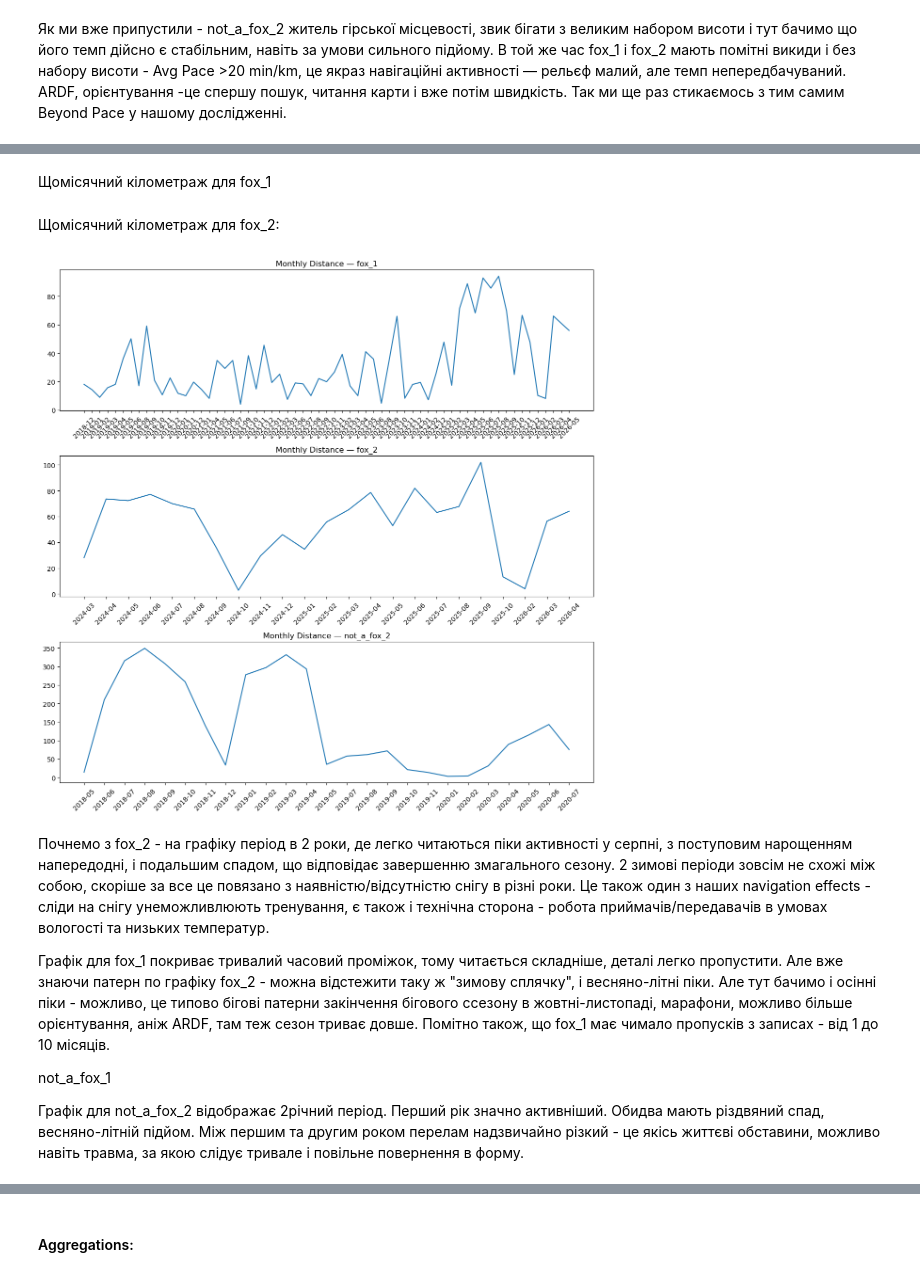
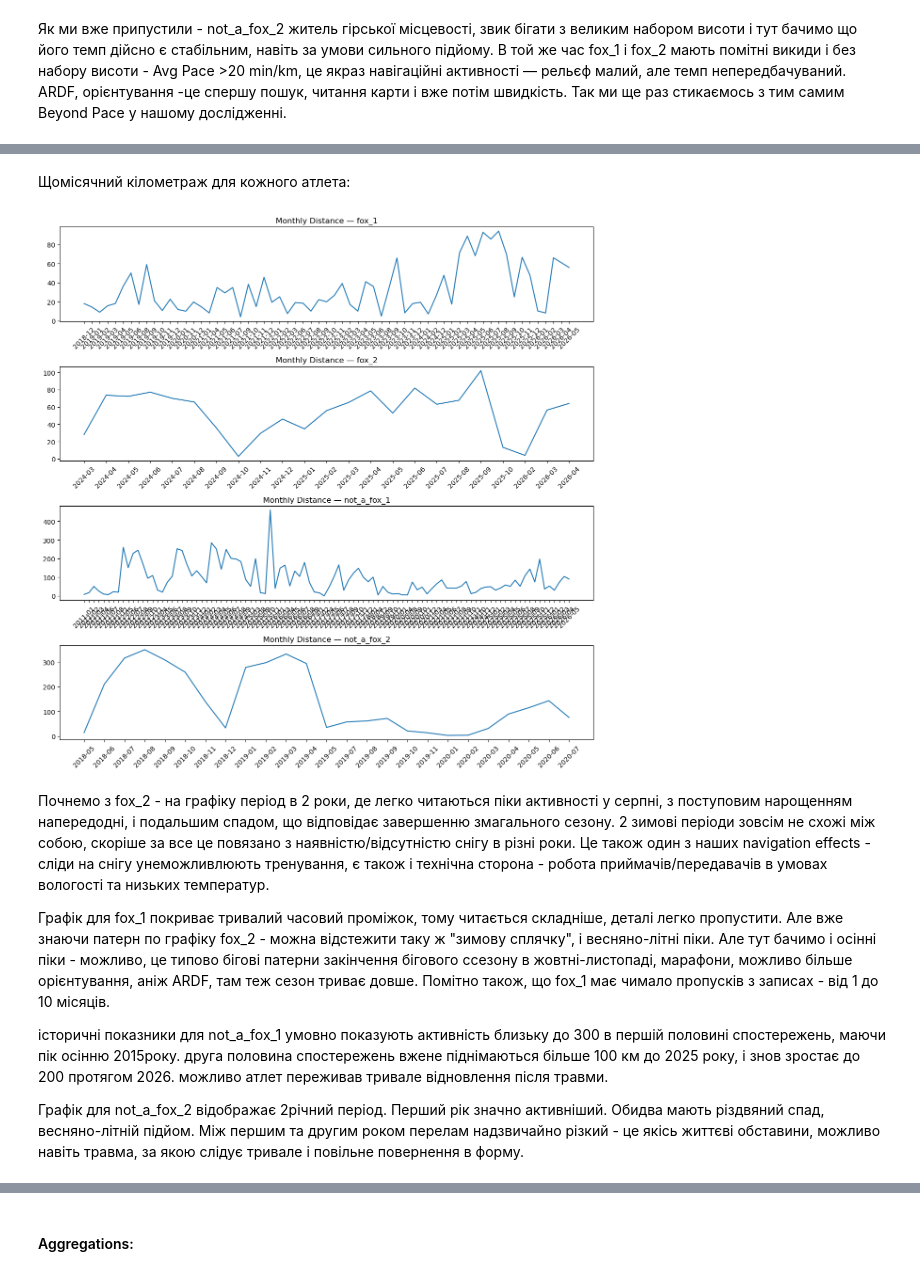
Before and after one commit to OlenaBabko/BeyondPace_DataAnalysis_Project, a Jupyter notebook: notebooks/02_eda.ipynb, the cells around one changed output, grey strips where cells are left out. Drawn from its saved outputs; the diff is of its cells as text; code cells hidden in the pictures.

Commit message:
fresh plots and conclusions

```diff
--- a/notebooks/02_eda.ipynb
+++ b/notebooks/02_eda.ipynb
@@ -60,0 +52,21 @@ ________
+# %%
+fig, axes = plt.subplots(2, 2, figsize=(12, 8))
+athletes = df_combined["Athlete"].unique()
+
+for i in range(4):
+    ax = axes.flat[i]          # axes.flat перетворює сітку 2x2 в плоский список [ax0, ax1, ax2, ax3]
+    athlete = athletes[i]
+
+    data = df_combined[df_combined["Athlete"] == athlete]["Distance"].dropna()
+    ax.hist(data, bins=30, color="steelblue", edgecolor="white")
+    ax.set_title(f"{athlete} - Distance Distribution")
+    ax.set_xlabel("Distance (km)")
+    ax.set_ylabel("Count")
+    ax.axvline(data.median(), color="red", linestyle="--", label=f"Median: {data.median():.1f} km")  # червоний пунктир на медіані
+    ax.legend()
+
+plt.tight_layout()
+plt.suptitle("Distribution of Distance by Athlete", y=1.02, fontsize=14)
+
+plt.savefig("../images/Distribution_of_Distance.png", dpi=300, bbox_inches="tight")
+plt.show()
@@ -271,31 +299,30 @@ plt.show()
-# %% [markdown]
-Щомісячний кілометраж для fox_1
 # %% [markdown]
-Щомісячний кілометраж для fox_2:
+Щомісячний кілометраж для кожного атлета:
 # %%
-fig, axes = plt.subplots(3, 1, figsize=(12, 12))
-athletes = ["fox_1", "fox_2", "not_a_fox_2"]
+fig, axes = plt.subplots(4, 1, figsize=(12, 12))
+athletes = ["fox_1", "fox_2", "not_a_fox_1", "not_a_fox_2"]
 
 
-for i in range(3):
+for i in range(4):
     df_athlete = df_combined[df_combined["Athlete"] == athletes[i]].copy()
     df_athlete["YearMonth"] = df_athlete["Date"].dt.to_period("M").astype(str)
     monthly = df_athlete.groupby("YearMonth")["Distance"].sum().reset_index()
     axes[i].plot(monthly["YearMonth"], monthly["Distance"])
     axes[i].set_title(f"Monthly Distance — {athletes[i]}")
     axes[i].tick_params(axis='x', rotation=45)
 
 plt.tight_layout()
 plt.savefig("../images/MonthlyDistance_byAthlete.png", dpi=300, bbox_inches="tight")
 plt.show()
 # %% [output]
-[figure, old version]
+[figure, new version]
 # %% [markdown]
 Почнемо з fox_2 - на графіку період в 2 роки, де легко читаються піки активності у серпні, з поступовим нарощенням напередодні, і подальшим спадом, що відповідає завершенню змагального сезону. 2 зимові періоди зовсім не схожі між собою, скоріше за все це повязано з наявністю/відсутністю снігу в різні роки. Це також один з наших navigation effects - сліди на снігу унеможливлюють тренування, є також і технічна сторона - робота приймачів/передавачів в умовах вологості та низьких температур.
 
 Графік для fox_1 покриває тривалий часовий проміжок, тому читається складніше, деталі легко пропустити. Але вже знаючи патерн по графіку fox_2 - можна відстежити таку ж "зимову сплячку", і весняно-літні піки. Але тут бачимо і осінні піки - можливо, це типово бігові патерни закінчення бігового ссезону в жовтні-листопаді, марафони, можливо більше орієнтування, аніж ARDF, там теж сезон триває довше. Помітно також, що fox_1 має чимало пропусків з записах - від 1 до 10 місяців.
 
-not_a_fox_1
+історичні показники для not_a_fox_1 умовно показують  активність близьку до 300 в першій половині спостережень, маючи пік осінню 2015року.
+друга половина спостережень вжене піднімаються більше 100 км до 2025 року, і знов зростає до 200 протягом 2026. можливо атлет переживав тривале відновлення після травми.
 
 Графік для not_a_fox_2 відображає 2річний період. Перший рік значно активніший. Обидва мають різдвяний спад, весняно-літній підйом. Між першим та другим роком перелам надзвичайно різкий - це якісь життєві обставини, можливо навіть травма, за якою слідує тривале і повільне повернення в форму.
 # %% [markdown]
```
Also changed, not shown: parts of 37 cells of this notebook.
